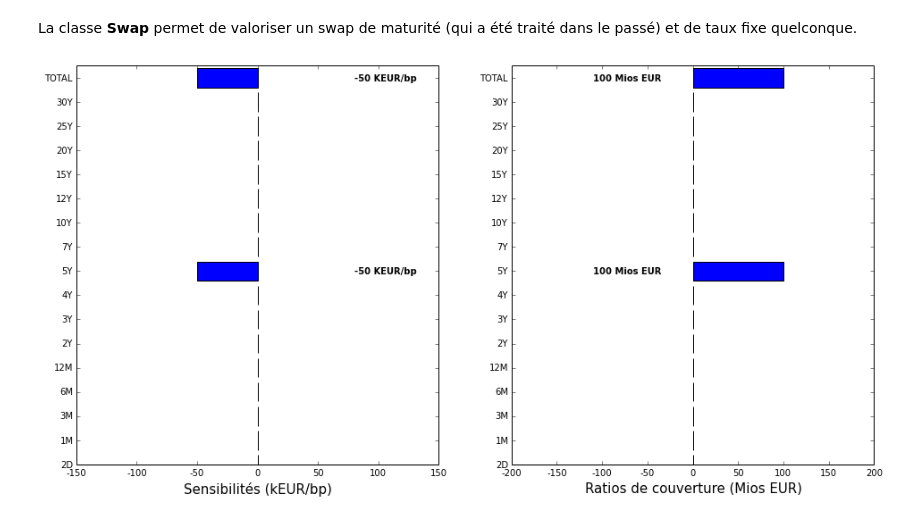
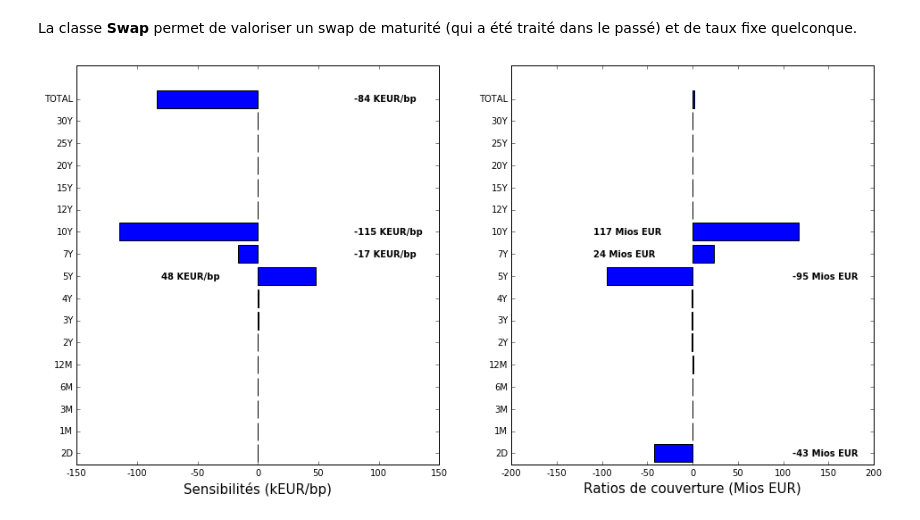
Before and after one commit to rguillemot/Formation_Finance, a Jupyter notebook: Derives_de_taux/notebook/Calage de la courbe des taux.ipynb, the cells around one changed output. Saved outputs shown, nothing was run; the diff lists cells and outputs as text; code cells hidden in the pictures.

```diff
--- a/Derives_de_taux/notebook/Calage de la courbe des taux.ipynb
+++ b/Derives_de_taux/notebook/Calage de la courbe des taux.ipynb
@@ -577,8 +577,8 @@ def displayhedge(hedge):
 
     plt.show()
 # %%
-swap = Swap(date(2016,1,29),5,curve.Quote("5Y"),100000000,1)
-hedge = Hedge(swap,curvespline)
+swap = Swap(date(2021,1,29),5,curve.Quote("5Y")+0.1,100000000,1)
+hedge = Hedge(swap,curve)
 displayhedge(hedge)
 # %% [output]
-[figure, old version]
+[figure, new version]
```
Also changed, not shown: parts of 2 cells of this notebook, 15 other files.
